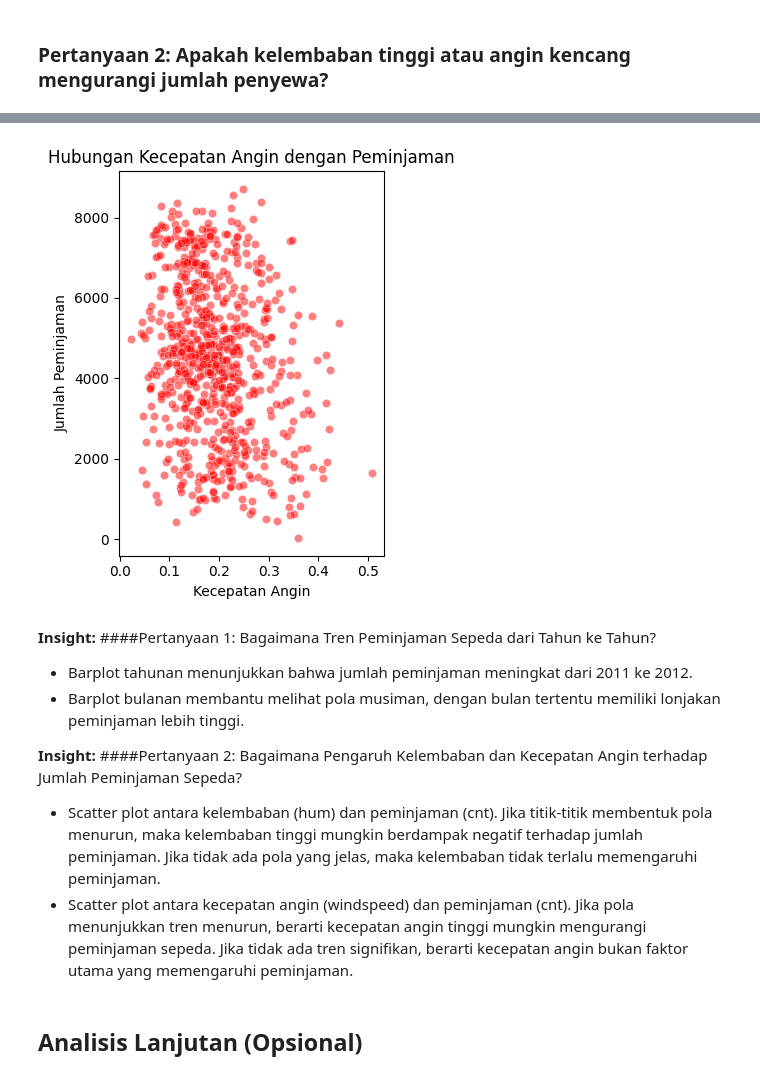
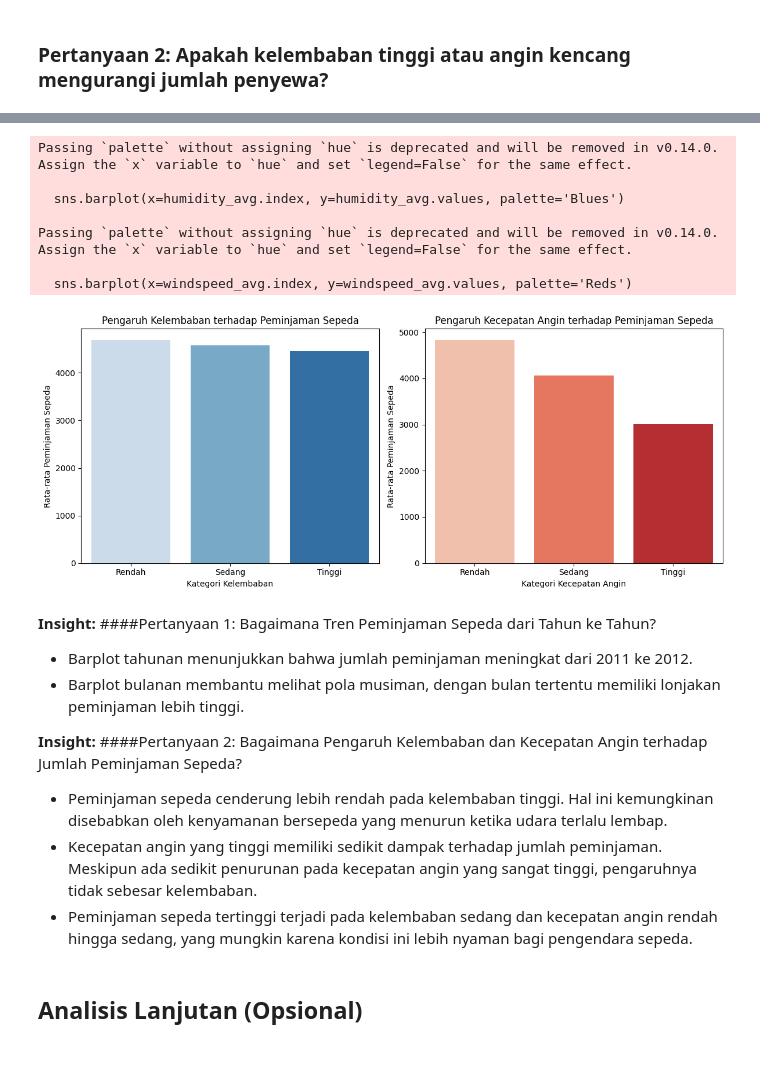
Before and after one commit to RivaroFarrelino/bike-sharing-analysis-dashboard, a Jupyter notebook: notebook.ipynb, the cells around one changed output, grey strips where cells are left out. Drawn from its saved outputs; the diff is of its cells as text; code cells hidden in the pictures.

```diff
--- a/notebook.ipynb
+++ b/notebook.ipynb
@@ -20,8 +20,8 @@ import seaborn as sns
 # %% [markdown]
 ### Gathering Data
 # %%
-day_df = pd.read_csv('/mnt/day.csv')
-hour_df = pd.read_csv('/mnt/hour.csv')
+day_df = pd.read_csv('day.csv')
+hour_df = pd.read_csv('hour.csv')
 # %% [markdown]
 **Insight:**
 - Dataset day.csv dan hour.csv telah dimuat ke dalam DataFrame day_df dan hour_df, masing-masing berisi informasi peminjaman harian dan per jam.
@@ -262,3 +255,19 @@ monthly_trend = day_df.groupby("mnth")["cnt"].sum().reset_index()
+# %%
+# Membuat kategori kelembaban
+bins_hum = [0, 0.3, 0.6, 1]
+labels_hum = ["Rendah", "Sedang", "Tinggi"]
+day_df["hum_category"] = pd.cut(day_df["hum"], bins=bins_hum, labels=labels_hum)
+
+# Membuat kategori kecepatan angin
+bins_wind = [0, 0.2, 0.4, 1]
+labels_wind = ["Rendah", "Sedang", "Tinggi"]
+day_df["wind_category"] = pd.cut(day_df["windspeed"], bins=bins_wind, labels=labels_wind)
+
+# Rata-rata peminjaman berdasarkan kategori kelembaban
+humidity_avg = day_df.groupby("hum_category")["cnt"].mean()
+
+# Rata-rata peminjaman berdasarkan kategori kecepatan angin
+windspeed_avg = day_df.groupby("wind_category")["cnt"].mean()
 # %% [markdown]
 **Insight:**
 - Ada kenaikan jumlah peminjaman sepeda dari 2011 ke 2012, menunjukkan tren peningkatan.
@@ -299,15 +306,29 @@ Text(0.5, 1.0, 'Hubungan Kelembaban dengan Peminjaman')
-# %%
-# Scatter plot - Kecepatan Angin vs Peminjaman
-plt.subplot(1, 2, 2)
-sns.scatterplot(x=day_df["windspeed"], y=day_df["cnt"], alpha=0.5, color="red")
-plt.xlabel("Kecepatan Angin")
-plt.ylabel("Jumlah Peminjaman")
-plt.title("Hubungan Kecepatan Angin dengan Peminjaman")
-
-plt.tight_layout()
-plt.show()
-# %% [output]
-[figure, removed]
+# %%
+plt.figure(figsize=(12,5))
+
+plt.subplot(1,2,1)
+sns.barplot(x=humidity_avg.index, y=humidity_avg.values, palette='Blues')
+plt.xlabel("Kategori Kelembaban")
+plt.ylabel("Rata-rata Peminjaman Sepeda")
+plt.title("Pengaruh Kelembaban terhadap Peminjaman Sepeda")
+
+plt.subplot(1,2,2)
+sns.barplot(x=windspeed_avg.index, y=windspeed_avg.values, palette='Reds')
+plt.xlabel("Kategori Kecepatan Angin")
+plt.ylabel("Rata-rata Peminjaman Sepeda")
+plt.title("Pengaruh Kecepatan Angin terhadap Peminjaman Sepeda")
+
+plt.tight_layout()
+plt.show()
+# %% [output]
+Passing `palette` without assigning `hue` is deprecated and will be removed in v0.14.0. Assign the `x` variable to `hue` and set `legend=False` for the same effect.
+
+  sns.barplot(x=humidity_avg.index, y=humidity_avg.values, palette='Blues')
+
+Passing `palette` without assigning `hue` is deprecated and will be removed in v0.14.0. Assign the `x` variable to `hue` and set `legend=False` for the same effect.
+
+  sns.barplot(x=windspeed_avg.index, y=windspeed_avg.values, palette='Reds')
+[figure, added]
 # %% [markdown]
 **Insight:**
 ####Pertanyaan 1: Bagaimana Tren Peminjaman Sepeda dari Tahun ke Tahun?
@@ -316,10 +337,9 @@ plt.show()
 
 **Insight:**
 ####Pertanyaan 2: Bagaimana Pengaruh Kelembaban dan Kecepatan Angin terhadap Jumlah Peminjaman Sepeda?
-- Scatter plot antara kelembaban (hum) dan peminjaman (cnt). Jika titik-titik membentuk pola menurun, maka kelembaban tinggi mungkin berdampak negatif terhadap jumlah peminjaman.
-Jika tidak ada pola yang jelas, maka kelembaban tidak terlalu memengaruhi peminjaman.
-- Scatter plot antara kecepatan angin (windspeed) dan peminjaman (cnt). Jika pola menunjukkan tren menurun, berarti kecepatan angin tinggi mungkin mengurangi peminjaman sepeda.
-Jika tidak ada tren signifikan, berarti kecepatan angin bukan faktor utama yang memengaruhi peminjaman.
+- Peminjaman sepeda cenderung lebih rendah pada kelembaban tinggi. Hal ini kemungkinan disebabkan oleh kenyamanan bersepeda yang menurun ketika udara terlalu lembap.
+- Kecepatan angin yang tinggi memiliki sedikit dampak terhadap jumlah peminjaman. Meskipun ada sedikit penurunan pada kecepatan angin yang sangat tinggi, pengaruhnya tidak sebesar kelembaban.
+- Peminjaman sepeda tertinggi terjadi pada kelembaban sedang dan kecepatan angin rendah hingga sedang, yang mungkin karena kondisi ini lebih nyaman bagi pengendara sepeda.
 # %% [markdown]
 ## Analisis Lanjutan (Opsional)
 # %% [markdown]
```
Also changed, not shown: parts of 4 cells of this notebook, 1 other file.
